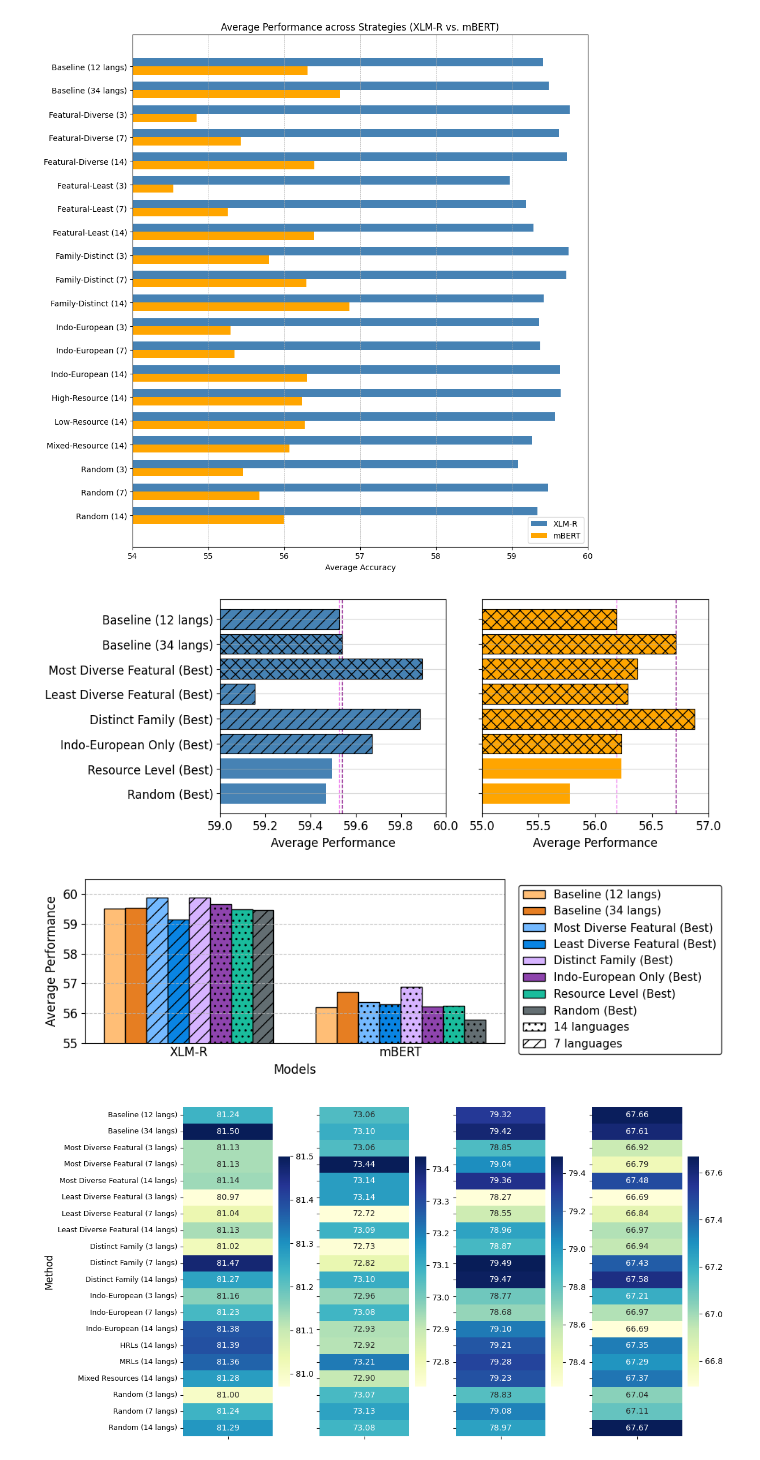
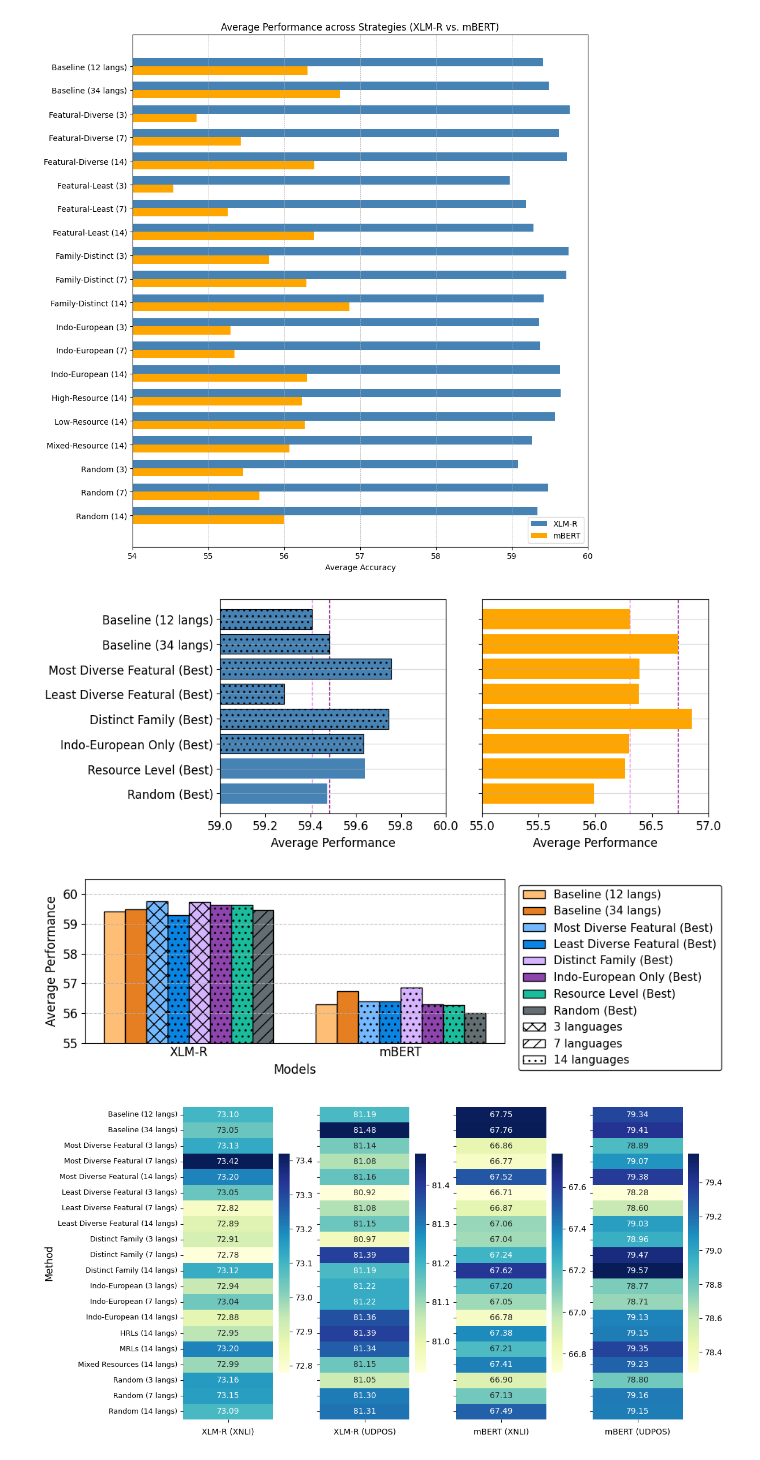
Before and after one commit to felixgaschi/multilingual-alignment-and-transfer, a Jupyter notebook: data/reader.ipynb, the cells around one changed output. Saved outputs shown, nothing was run; the diff lists cells and outputs as text; code cells hidden in the pictures.

Commit message:
Plots as per COLM

```diff
--- a/data/reader.ipynb
+++ b/data/reader.ipynb
@@ -93,9 +93,9 @@ plt.show()
 labels = {
     '12_langs': "Baseline (12 langs)",
     '34_langs': "Baseline (34 langs)",
-    'DIVERSE_URIEL_FEATURAL_7': "Most Diverse Featural (Best)",
-    'LEAST_DIVERSE_URIEL_FEATURAL_7': "Least Diverse Featural (Best)",
-    'random_distinct_family_7': "Distinct Family (Best)",
+    'DIVERSE_URIEL_FEATURAL_3': "Most Diverse Featural (Best)",
+    'LEAST_DIVERSE_URIEL_FEATURAL_14': "Least Diverse Featural (Best)",
+    'random_distinct_family_3': "Distinct Family (Best)",
     'indo_14': "Indo-European Only (Best)",
     'high_res': "Resource Level (Best)",
     'random_langs_with_seed_7': "Random (Best)",
@@ -104,9 +104,9 @@ labels = {
 # Order for plotting
 plot_keys_xlmr = [
     '12_langs', '34_langs',
-    'DIVERSE_URIEL_FEATURAL_7',
-    'LEAST_DIVERSE_URIEL_FEATURAL_7',
-    'random_distinct_family_7',
+    'DIVERSE_URIEL_FEATURAL_3',
+    'LEAST_DIVERSE_URIEL_FEATURAL_14',
+    'random_distinct_family_3',
     'indo_14',
     'high_res',
     'random_langs_with_seed_7',
@@ -118,7 +118,7 @@ plot_keys_mbert = [
     'LEAST_DIVERSE_URIEL_FEATURAL_14',
     'random_distinct_family_14',
     'indo_14',
-    'high_res',
+    'low_res',
     'random_langs_with_seed_14',
 ]
 
@@ -141,12 +141,16 @@ ax1.grid(axis='y', linestyle='-', alpha=0.5, zorder=0)
 
 for i, key in enumerate(plot_keys_xlmr):
     if not key.endswith("langs"):
-        if key.endswith("7"):
+        if key.endswith("3"):
+            bars1[i].set_hatch('xx') # Apply a hatching pattern (e.g., diagonal lines)
+            bars1[i].set_edgecolor('black') # Add a black border for more definition
+            bars1[i].set_linewidth(0.8) # Adjust border thickness
+        elif key.endswith("7"):
             bars1[i].set_hatch('//') # Apply a hatching pattern (e.g., diagonal lines)
             bars1[i].set_edgecolor('black') # Add a black border for more definition
             bars1[i].set_linewidth(0.8) # Adjust border thickness
         else:
-            bars1[i].set_hatch('xx') # Apply a hatching pattern (e.g., diagonal lines)
+            bars1[i].set_hatch('..') # Apply a hatching pattern (e.g., diagonal lines)
             bars1[i].set_edgecolor('black') # Add a black border for more definition
             bars1[i].set_linewidth(0.8) # Adjust border thickness
 
@@ -166,14 +170,18 @@ ax2.grid(axis='y', linestyle='-', alpha=0.5, zorder=0)
 
 for i, key in enumerate(plot_keys_mbert):
     if not key.endswith("langs"):
-        if key.endswith("7"):
-            bars2[i].set_hatch('//') # Apply a hatching pattern (e.g., diagonal lines)
-            bars2[i].set_edgecolor('black') # Add a black border for more definition
-            bars2[i].set_linewidth(0.8) # Adjust border thickness
+        if key.endswith("3"):
+            bars1[i].set_hatch('xx') # Apply a hatching pattern (e.g., diagonal lines)
+            bars1[i].set_edgecolor('black') # Add a black border for more definition
+            bars1[i].set_linewidth(0.8) # Adjust border thickness
+        elif key.endswith("7"):
+            bars1[i].set_hatch('//') # Apply a hatching pattern (e.g., diagonal lines)
+            bars1[i].set_edgecolor('black') # Add a black border for more definition
+            bars1[i].set_linewidth(0.8) # Adjust border thickness
         else:
-            bars2[i].set_hatch('xx') # Apply a hatching pattern (e.g., diagonal lines)
-            bars2[i].set_edgecolor('black') # Add a black border for more definition
-            bars2[i].set_linewidth(0.8) # Adjust border thickness
+            bars1[i].set_hatch('..') # Apply a hatching pattern (e.g., diagonal lines)
+            bars1[i].set_edgecolor('black') # Add a black border for more definition
+            bars1[i].set_linewidth(0.8) # Adjust border thickness
 
 # Add vertical grid lines for baselines in mBERT plot
 baseline_12_mbert = mbert_averaged_results['12_langs']
@@ -186,7 +194,7 @@ ax2.axvline(x=baseline_34_mbert, color='purple', linestyle='--', linewidth=1, zo
 plt.tight_layout(rect=[0, 0, 1, 0.97])
 plt.show()
 # %% [output]
-[figure, old version]
+[figure, new version]
 # %%
 import matplotlib.patches as mpatches
 
@@ -209,7 +217,7 @@ colors = [
     '#636e72',  # Random
 ]
 
-xlmr_hatches = ['', '', '//', '//', '//', '..', '..', '//']
+xlmr_hatches = ['', '', 'xx', '..', 'xx', '..', '..', '//']
 mbert_hatches = ['', '', '..', '..', '..', '..', '..', '..']
 # hatches = {
 #     '12_langs': '',
@@ -271,8 +279,9 @@ for i, key in enumerate(plot_keys_xlmr):
         label=labels[key]
     )
     legend_handles.append(handle)
+legend_handles.append(mpatches.Patch(facecolor='white', edgecolor='black', hatch='xx', label='3 languages'))
+legend_handles.append(mpatches.Patch(facecolor='white', edgecolor='black', hatch='//', label='7 languages'))
 legend_handles.append(mpatches.Patch(facecolor='white', edgecolor='black', hatch='..', label='14 languages'))
-legend_handles.append(mpatches.Patch(facecolor='white', edgecolor='black', hatch='//', label='7 languages'))
 
 
 ax.legend(
@@ -312,7 +321,7 @@ plt.tight_layout(rect=[0, 0, 0.8, 1]) # rect=[left, bottom, right, top]
 # plt.show()
 plt.savefig('main_results_plot.png', dpi=1000)
 # %% [output]
-[figure, old version]
+[figure, new version]
 # %%
 import pandas as pd
 import seaborn as sns
@@ -381,10 +390,10 @@ def plot_heatmaps(df):
 
     # Define the order of plots in the horizontal layout
     plot_configs = [
+        {'model_name': 'xlm-roberta-base', 'task_name': 'XNLI', 'title_prefix': 'XLM-R'},
         {'model_name': 'xlm-roberta-base', 'task_name': 'UDPOS', 'title_prefix': 'XLM-R'},
-        {'model_name': 'xlm-roberta-base', 'task_name': 'XNLI', 'title_prefix': 'XLM-R'},
+        {'model_name': 'bert-base-multilingual-cased', 'task_name': 'XNLI', 'title_prefix': 'mBERT'},
         {'model_name': 'bert-base-multilingual-cased', 'task_name': 'UDPOS', 'title_prefix': 'mBERT'},
-        {'model_name': 'bert-base-multilingual-cased', 'task_name': 'XNLI', 'title_prefix': 'mBERT'},
     ]
 
     for idx, config in enumerate(plot_configs):
@@ -409,36 +418,35 @@ def plot_heatmaps(df):
         sns.heatmap(pivot_df, annot=True, fmt=".2f", cmap="YlGnBu", ax=ax,
                     vmin=local_min, vmax=local_max, cbar=True, cbar_kws={'shrink': 0.7}) # Each plot gets its own colorbar
 
-        ax.set_title(f"{title_prefix} ({task})", fontsize=12)
         ax.set_xticklabels([])
-        ax.set_xlabel("") # Remove x-label as task name is in title
+        ax.set_xlabel(f"{title_prefix} ({task})") # Remove x-label as task name is in title
 
         # # Set y-label only for the very first plot
         if idx == 0:
             ax.set_ylabel("Method", fontsize=12)
         else:
             ax.set_ylabel("") # Remove y-label for subsequent plots since sharey=True
 
         ax.tick_params(axis='x', labelsize=10, rotation=0) # Keep x-labels (task names) horizontal
         ax.tick_params(axis='y', labelsize=9)
 
     plt.tight_layout(rect=[0, 0, 1, 1]) # Adjust layout to prevent suptitle overlap
     plt.savefig('in_distribution_plot.png', dpi=1000)
 
 
 # Example usage
 list_df = []
 for model in ["xlm-roberta-base", "bert-base-multilingual-cased"]:
     for task in ["xnli", "udpos"]:
         df = pd.read_csv(f"summary_{model}_{task}.csv")[['task', 'exp', 'final_eval_avg_accuracy']]
         df['final_eval_avg_accuracy'] = df['final_eval_avg_accuracy'].str.split(' ').str[0].str.strip().astype(float)
         df['task'] = task.upper()
         df['model'] = model
         list_df.append(df)
 
 merged_df = pd.concat(list_df)
 plot_heatmaps(merged_df)
 # %% [output]
-[figure, old version]
+[figure, new version]
 # %%
 grouped_df = merged_df.groupby(['exp', 'model'])['final_eval_avg_accuracy'].mean().reset_index()
```
Also changed, not shown: parts of 17 cells of this notebook.
